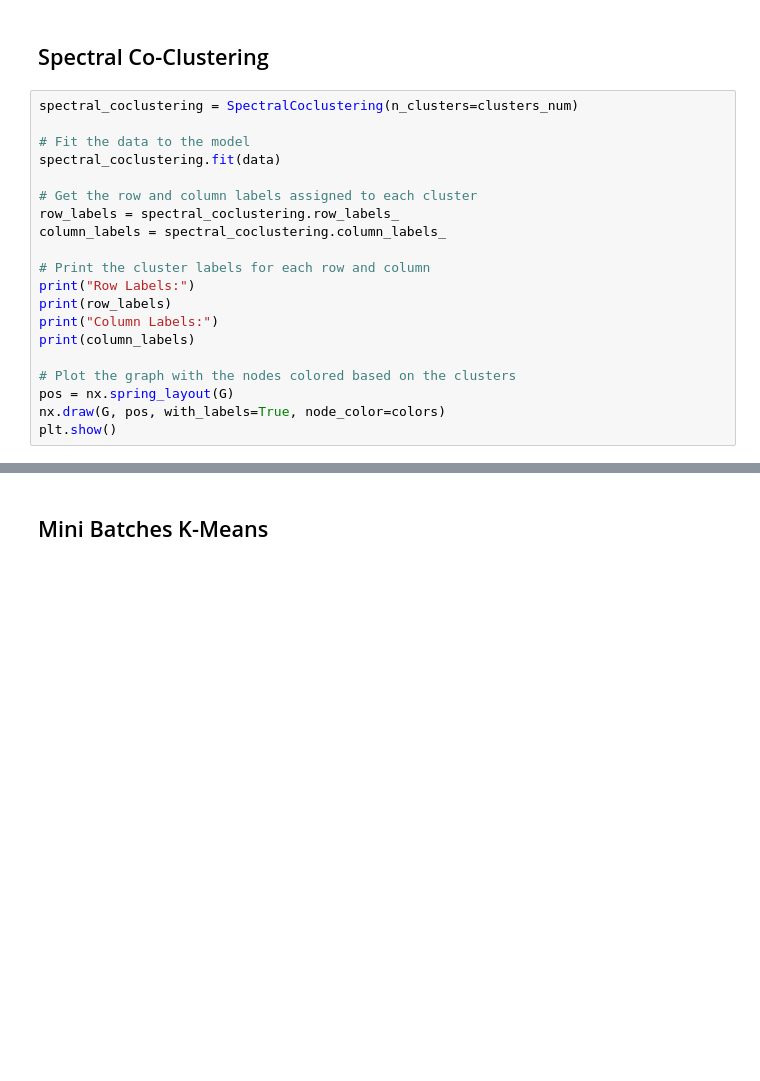
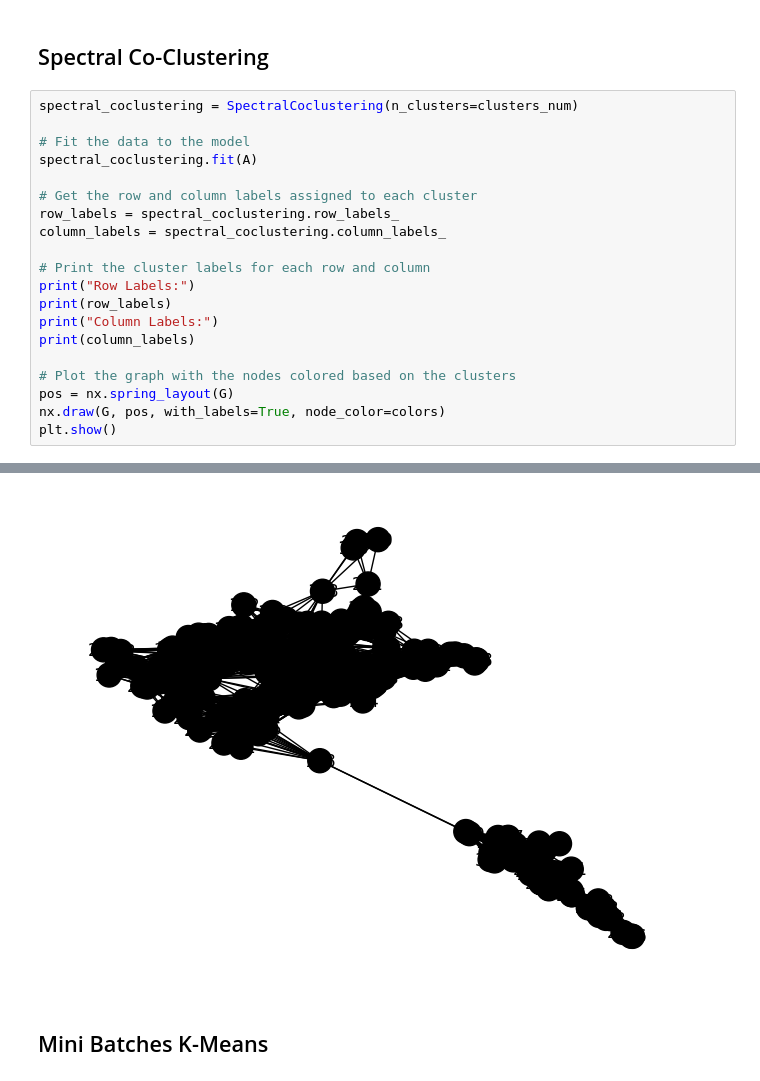
Before and after one commit to jegraham/Phase-2-Cluster-Implementations, a Jupyter notebook: Graham,_Jessica_Clustering_Phase_2.ipynb, the cells around one changed output, grey strips where cells are left out. Drawn from its saved outputs; the diff is of its cells as text; blank space fills up the shorter version.

Commit message:
Working Spectral

```diff
--- a/Graham,_Jessica_Clustering_Phase_2.ipynb
+++ b/Graham,_Jessica_Clustering_Phase_2.ipynb
@@ -1013,7 +1013,7 @@ plt.show()
 spectral_coclustering = SpectralCoclustering(n_clusters=clusters_num)
 
 # Fit the data to the model
-spectral_coclustering.fit(data)
+spectral_coclustering.fit(A)
 
 # Get the row and column labels assigned to each cluster
 row_labels = spectral_coclustering.row_labels_
@@ -1034,3 +1053,4 @@ ValueError: ignored
+[figure, added]
 # %% [markdown]
 ## Mini Batches K-Means
 # %%
```
Also changed, not shown: parts of 1 cell of this notebook.
